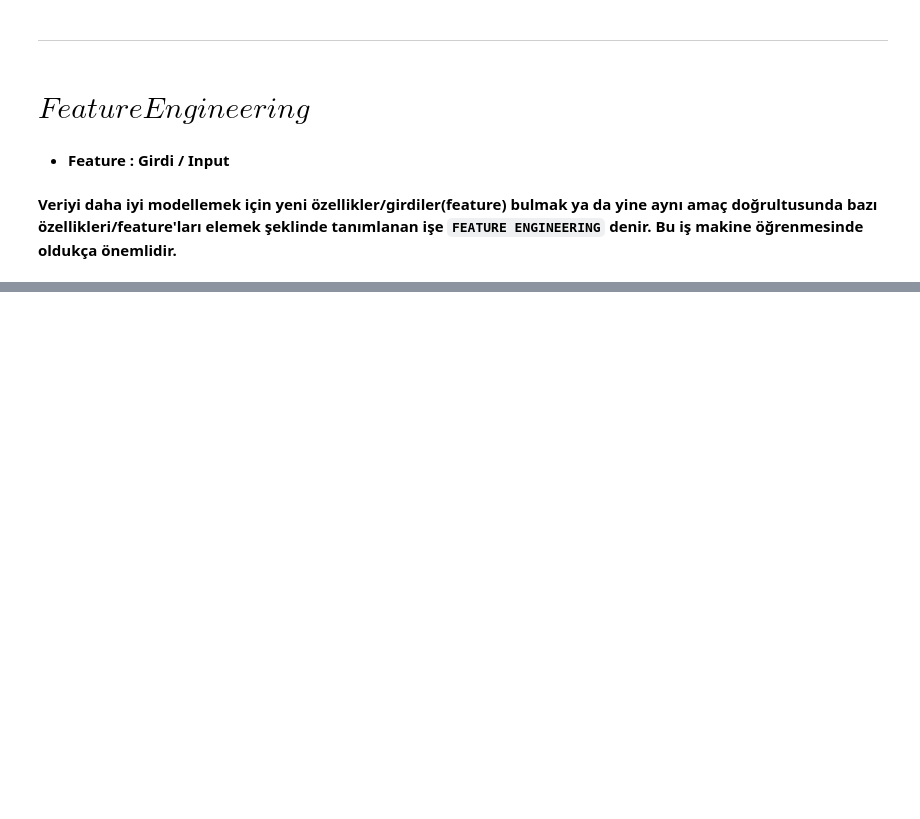
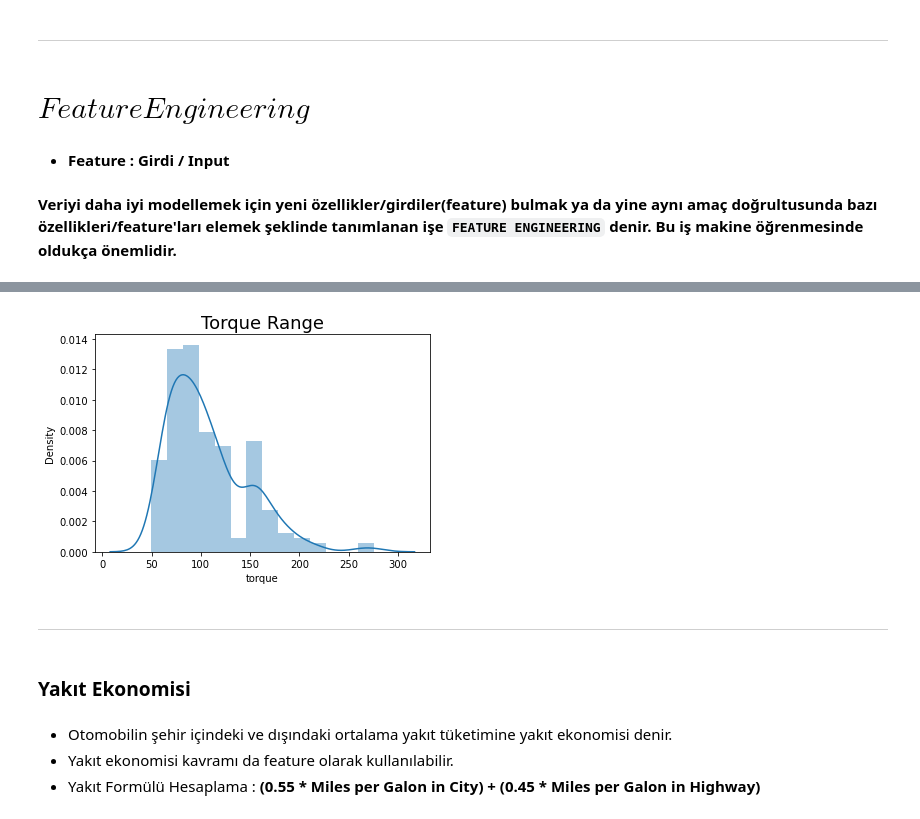
Before and after one commit to halimocakli/IntroductionToMachineLearning, a Jupyter notebook: Machine Learning - Musa Arda/7- Lineer Regresyon Projesi/LR_Proje_Araba_Fiyat_Tahmini.ipynb, the cells around one changed output, grey strips where cells are left out. Cells and saved outputs as stored; diff of their text form; code cells hidden in the pictures; blank space fills up the shorter version.

```diff
--- a/Machine Learning - Musa Arda/7- Lineer Regresyon Projesi/LR_Proje_Araba_Fiyat_Tahmini.ipynb
+++ b/Machine Learning - Musa Arda/7- Lineer Regresyon Projesi/LR_Proje_Araba_Fiyat_Tahmini.ipynb
@@ -702,0 +779,16 @@ plt.show()
+# %%
+# Tork dağılımını görelim.
+
+plt.title("Torque Range", fontsize=18)
+sns.distplot(data.torque)
+plt.show()
+# %% [output]
+[figure, added]
+# %% [markdown]
+***
+# %% [markdown]
+### Yakıt Ekonomisi
+# %% [markdown]
+* Otomobilin şehir içindeki ve dışındaki ortalama yakıt tüketimine yakıt ekonomisi denir.
+* Yakıt ekonomisi kavramı da feature olarak kullanılabilir.
+* Yakıt Formülü Hesaplama : **(0.55 * Miles per Galon in City) + (0.45 * Miles per Galon in Highway)**
```
Also changed, not shown: parts of 105 cells of this notebook.
